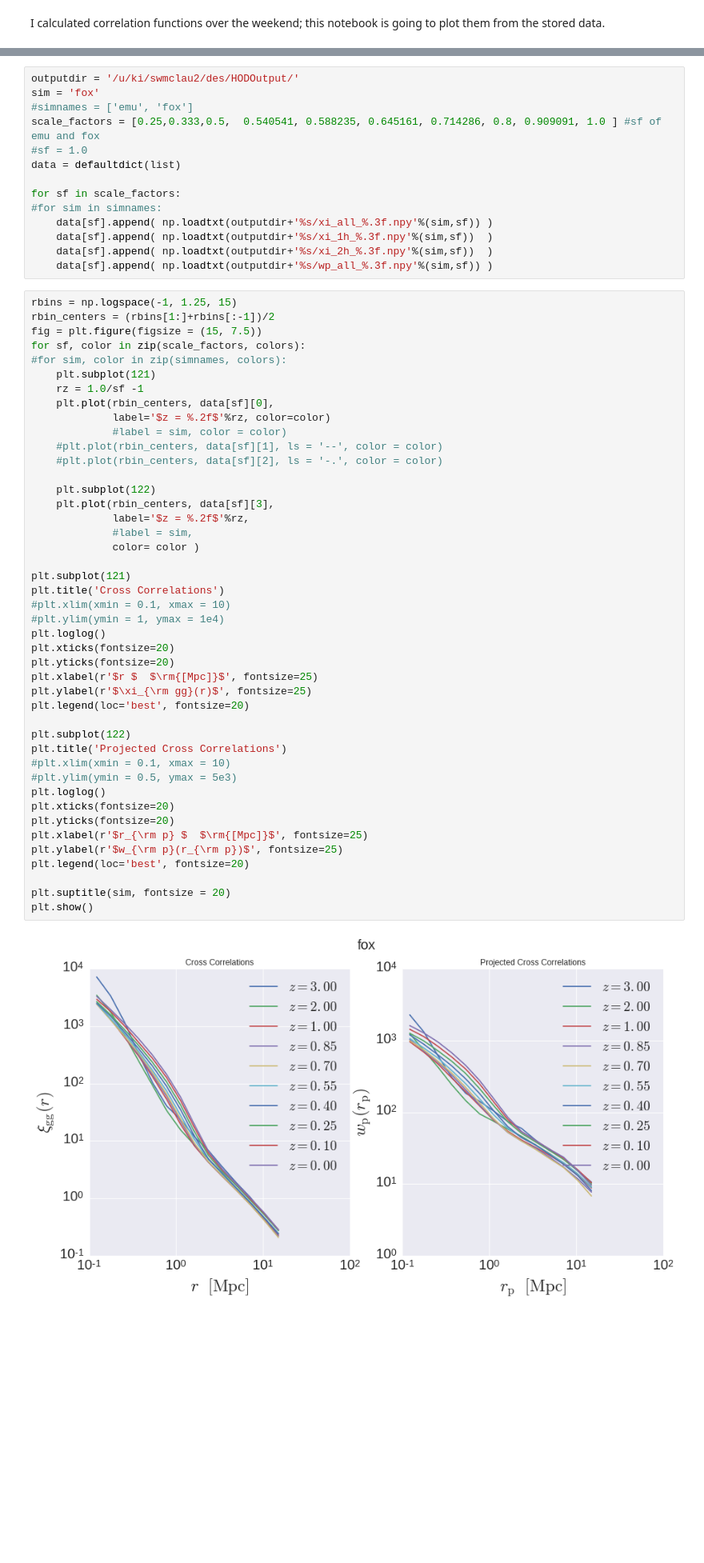
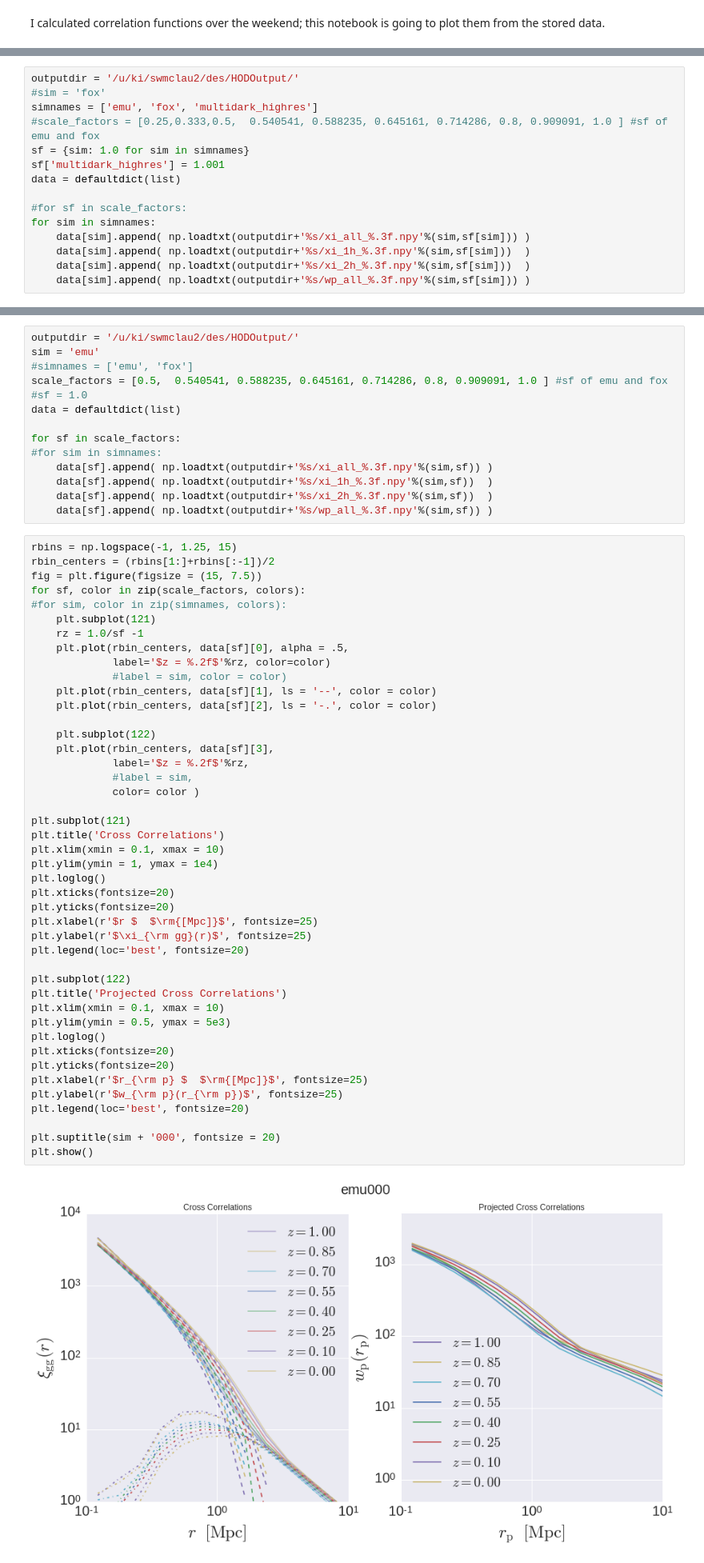
Before and after one commit to mclaughlin6464/HODEmulator, a Jupyter notebook: PlotCorrs.ipynb, the cells around one changed output, grey strips where cells are left out. Shown at 80% size. Saved outputs shown, nothing was run; the diff lists cells and outputs as text; blank space fills up the shorter version.

```diff
--- a/PlotCorrs.ipynb
+++ b/PlotCorrs.ipynb
@@ -11,3 +11,18 @@ sns.set()
 from itertools import cycle
 from collections import defaultdict
 colors = cycle(sns.color_palette())
+# %%
+outputdir = '/u/ki/swmclau2/des/HODOutput/'
+#sim = 'fox'
+simnames = ['emu', 'fox', 'multidark_highres']
+#scale_factors = [0.25,0.333,0.5,  0.540541, 0.588235, 0.645161, 0.714286, 0.8, 0.909091, 1.0 ] #sf of emu and fox
+sf = {sim: 1.0 for sim in simnames}
+sf['multidark_highres'] = 1.001
+data = defaultdict(list)
+
+#for sf in scale_factors:
+for sim in simnames:
+    data[sim].append( np.loadtxt(outputdir+'%s/xi_all_%.3f.npy'%(sim,sf[sim])) )
+    data[sim].append( np.loadtxt(outputdir+'%s/xi_1h_%.3f.npy'%(sim,sf[sim]))  )
+    data[sim].append( np.loadtxt(outputdir+'%s/xi_2h_%.3f.npy'%(sim,sf[sim]))  )
+    data[sim].append( np.loadtxt(outputdir+'%s/wp_all_%.3f.npy'%(sim,sf[sim])) )
@@ -14,8 +75,8 @@ colors = cycle(sns.color_palette())
 # %%
 outputdir = '/u/ki/swmclau2/des/HODOutput/'
-sim = 'fox'
+sim = 'emu'
 #simnames = ['emu', 'fox']
-scale_factors = [0.25,0.333,0.5,  0.540541, 0.588235, 0.645161, 0.714286, 0.8, 0.909091, 1.0 ] #sf of emu and fox
+scale_factors = [0.5,  0.540541, 0.588235, 0.645161, 0.714286, 0.8, 0.909091, 1.0 ] #sf of emu and fox
 #sf = 1.0
 data = defaultdict(list)
 
@@ -33,41 +94,41 @@ for sf, color in zip(scale_factors, colors):
 #for sim, color in zip(simnames, colors):
     plt.subplot(121)
     rz = 1.0/sf -1
-    plt.plot(rbin_centers, data[sf][0],
+    plt.plot(rbin_centers, data[sf][0], alpha = .5,
              label='$z = %.2f$'%rz, color=color)
              #label = sim, color = color)
-    #plt.plot(rbin_centers, data[sf][1], ls = '--', color = color)
-    #plt.plot(rbin_centers, data[sf][2], ls = '-.', color = color)
+    plt.plot(rbin_centers, data[sf][1], ls = '--', color = color)
+    plt.plot(rbin_centers, data[sf][2], ls = '-.', color = color)
 
     plt.subplot(122)
     plt.plot(rbin_centers, data[sf][3],
              label='$z = %.2f$'%rz,
              #label = sim,
              color= color )
 
 plt.subplot(121)
 plt.title('Cross Correlations')
-#plt.xlim(xmin = 0.1, xmax = 10)
-#plt.ylim(ymin = 1, ymax = 1e4)
+plt.xlim(xmin = 0.1, xmax = 10)
+plt.ylim(ymin = 1, ymax = 1e4)
 plt.loglog()
 plt.xticks(fontsize=20)
 plt.yticks(fontsize=20)
 plt.xlabel(r'$r $  $\rm{[Mpc]}$', fontsize=25)
 plt.ylabel(r'$\xi_{\rm gg}(r)$', fontsize=25)
 plt.legend(loc='best', fontsize=20)
 
 plt.subplot(122)
 plt.title('Projected Cross Correlations')
-#plt.xlim(xmin = 0.1, xmax = 10)
-#plt.ylim(ymin = 0.5, ymax = 5e3)
+plt.xlim(xmin = 0.1, xmax = 10)
+plt.ylim(ymin = 0.5, ymax = 5e3)
 plt.loglog()
 plt.xticks(fontsize=20)
 plt.yticks(fontsize=20)
 plt.xlabel(r'$r_{\rm p} $  $\rm{[Mpc]}$', fontsize=25)
 plt.ylabel(r'$w_{\rm p}(r_{\rm p})$', fontsize=25)
 plt.legend(loc='best', fontsize=20)
 
-plt.suptitle(sim, fontsize = 20)
+plt.suptitle(sim + '000', fontsize = 20)
 plt.show()
 # %% [output]
-[figure, old version]
+[figure, new version]
```
Also changed, not shown: parts of 5 cells of this notebook, 2 other files.
